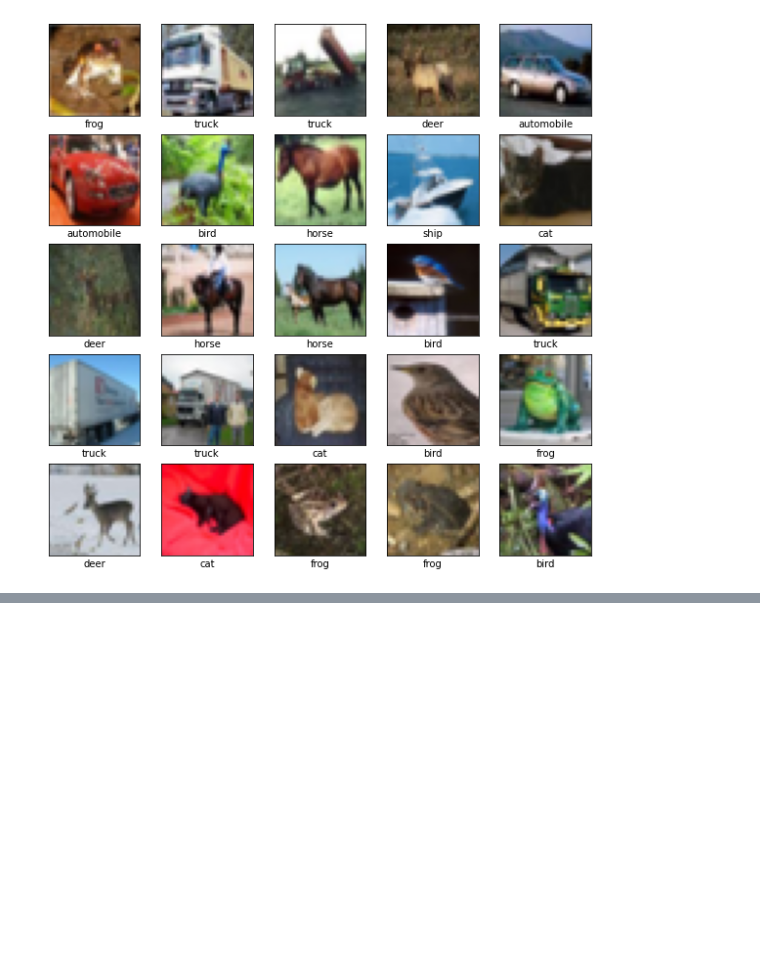
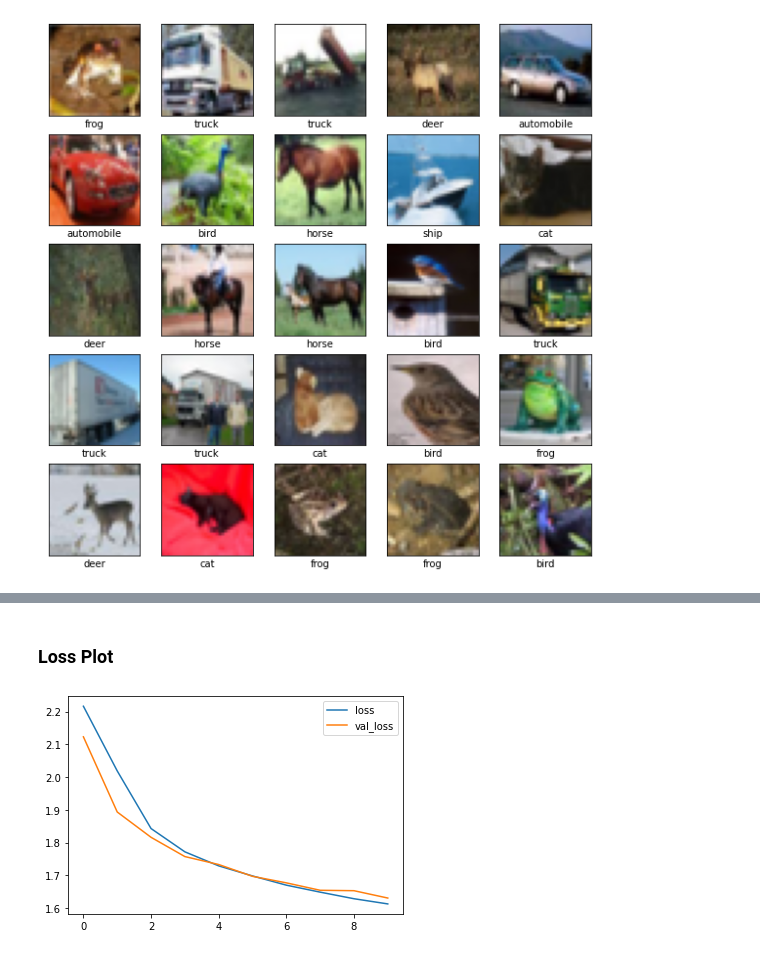
Before and after one commit to ariG23498/involution-tf, a Jupyter notebook: Involution.ipynb, the cells around one changed output, grey strips where cells are left out. Saved outputs shown, nothing was run; the diff lists cells and outputs as text; code cells hidden in the pictures; blank space fills up the shorter version.

Commit message:
involution with comparison

```diff
--- a/Involution.ipynb
+++ b/Involution.ipynb
@@ -181,20 +243,17 @@ plt.show()
 # %%
 involution_model = tf.keras.models.Sequential([
-    get_involution((32,32,3),K=3,G=1,s=1,r=1,index=0),
-    tf.keras.layers.ReLU(),
+    Involution(channel=3,group_number=1,kernel_size=3,stride=1,reduction_ratio=2),
+    tf.keras.layers.ReLU(name="relu1"),
     tf.keras.layers.MaxPooling2D((2, 2)),
-    get_involution((16,16,3),K=3,G=1,s=1,r=1,index=1),
-    tf.keras.layers.ReLU(),
+    Involution(channel=3,group_number=1,kernel_size=3,stride=1,reduction_ratio=2),
+    tf.keras.layers.ReLU(name="relu2"),
     tf.keras.layers.MaxPooling2D((2, 2)),
-    get_involution((8,8,3),K=3,G=1,s=1,r=1,index=2),
-    tf.keras.layers.ReLU(),
+    Involution(channel=3,group_number=1,kernel_size=3,stride=1,reduction_ratio=2),
+    tf.keras.layers.ReLU(name="relu3"),
     tf.keras.layers.Flatten(),
     tf.keras.layers.Dense(64, activation='relu'),
     tf.keras.layers.Dense(10),
 ])
-
-involution_model.summary()
-
 
 involution_model.compile(
     optimizer='adam',
@@ -222,9 +263,8 @@ _________________________________________________________________
 # %%
 inv_history = involution_model.fit(
-    train_images,
-    train_labels,
+    train_ds,
     epochs=10,
-    validation_data=(test_images, test_labels)
+    validation_data=test_ds
 )
 # %% [output]
 Epoch 1/10
@@ -249,0 +310,9 @@ Epoch 10/10
+# %% [markdown]
+### Loss Plot
+# %%
+plt.plot(inv_history.history["loss"], label="loss")
+plt.plot(inv_history.history["val_loss"], label="val_loss")
+plt.legend()
+plt.show()
+# %% [output]
+[figure, added]
```
Also changed, not shown: parts of 32 cells of this notebook.
